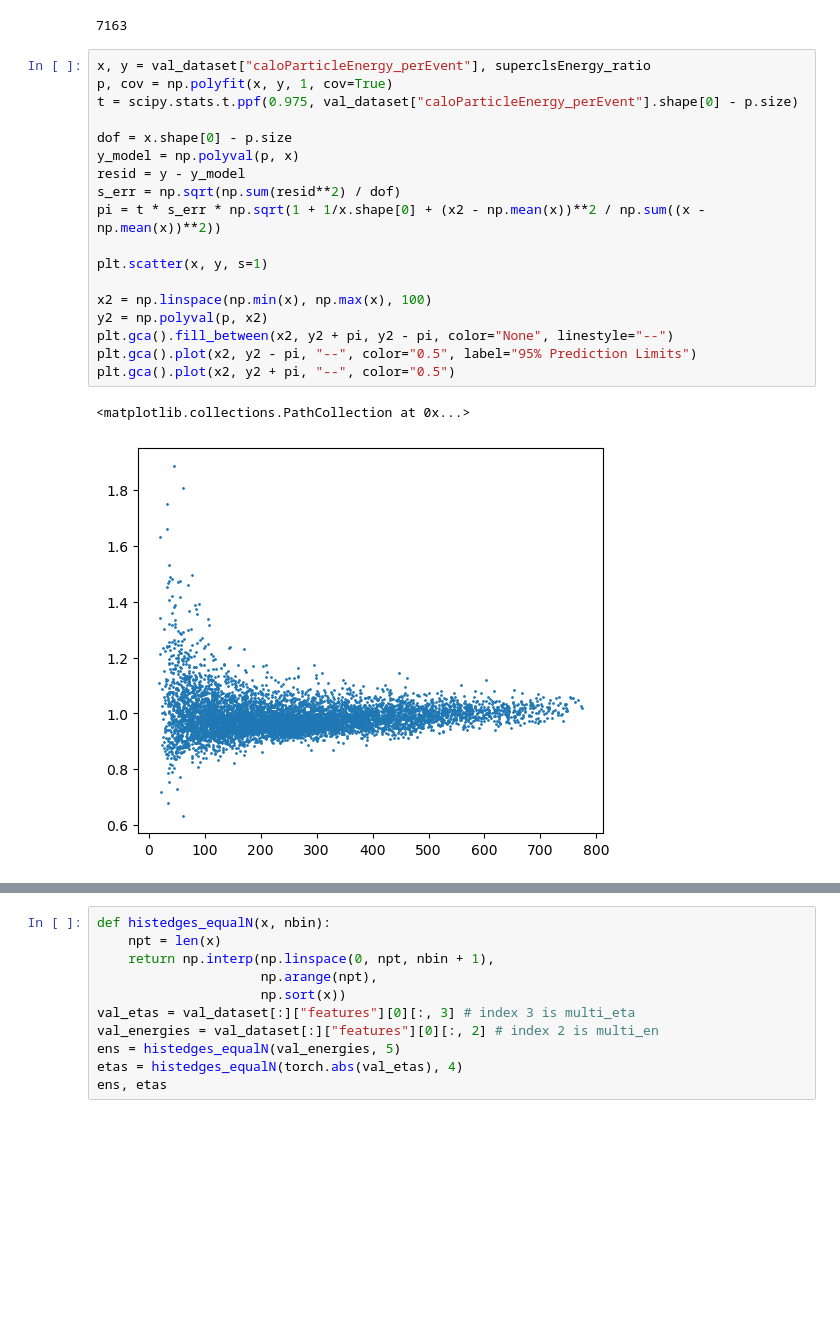
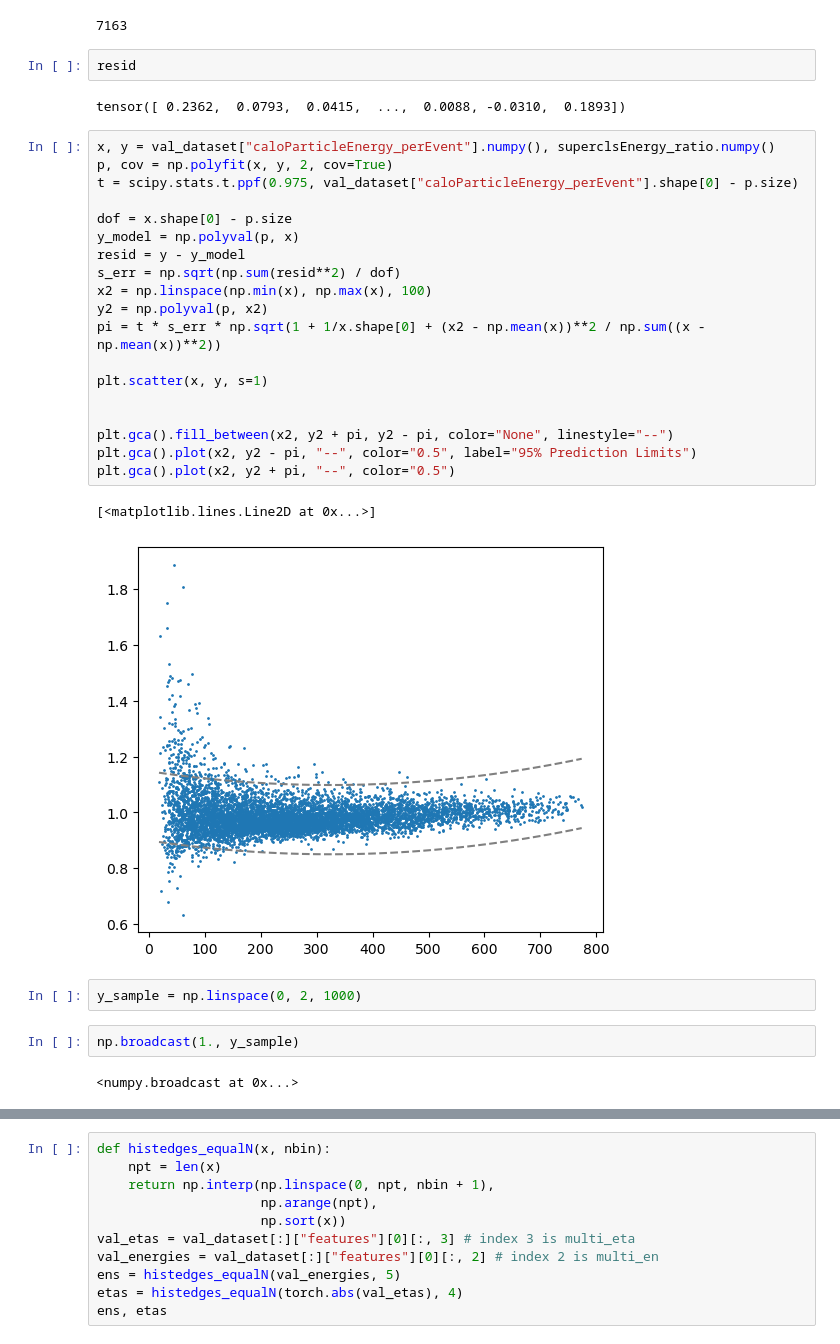
Before and after one commit to tcuisset/HgcalSuperclustering, a Jupyter notebook: dnn_training/val_test.ipynb, the cells around one changed output, grey strips where cells are left out. Drawn from its saved outputs; the diff is of its cells as text; blank space fills up the shorter version.

```diff
--- a/dnn_training/val_test.ipynb
+++ b/dnn_training/val_test.ipynb
@@ -74,24 +74,35 @@ tensor([1.2242, 1.0672, 1.0293,  ..., 0.9948, 0.9561, 1.1771])
 # %%
 # %% [output]
 7163
+# %%
+resid
+# %% [output]
+tensor([ 0.2362,  0.0793,  0.0415,  ...,  0.0088, -0.0310,  0.1893])
 # %%
-x, y = val_dataset["caloParticleEnergy_perEvent"], superclsEnergy_ratio
-p, cov = np.polyfit(x, y, 1, cov=True)
+x, y = val_dataset["caloParticleEnergy_perEvent"].numpy(), superclsEnergy_ratio.numpy()
+p, cov = np.polyfit(x, y, 2, cov=True)
 t = scipy.stats.t.ppf(0.975, val_dataset["caloParticleEnergy_perEvent"].shape[0] - p.size)
 
 dof = x.shape[0] - p.size
 y_model = np.polyval(p, x)
 resid = y - y_model
 s_err = np.sqrt(np.sum(resid**2) / dof)
+x2 = np.linspace(np.min(x), np.max(x), 100)
+y2 = np.polyval(p, x2)
 pi = t * s_err * np.sqrt(1 + 1/x.shape[0] + (x2 - np.mean(x))**2 / np.sum((x - np.mean(x))**2))
 
 plt.scatter(x, y, s=1)
 
-x2 = np.linspace(np.min(x), np.max(x), 100)
-y2 = np.polyval(p, x2)
+
 plt.gca().fill_between(x2, y2 + pi, y2 - pi, color="None", linestyle="--")
 plt.gca().plot(x2, y2 - pi, "--", color="0.5", label="95% Prediction Limits")
 plt.gca().plot(x2, y2 + pi, "--", color="0.5")
 # %% [output]
-<matplotlib.collections.PathCollection at 0x...>
+[<matplotlib.lines.Line2D at 0x...>]
-[figure, old version]
+[figure, new version]
+# %%
+y_sample = np.linspace(0, 2, 1000)
+# %%
+np.broadcast(1., y_sample)
+# %% [output]
+<numpy.broadcast at 0x...>
```
Also changed, not shown: parts of 4 cells of this notebook, 29 other files.
